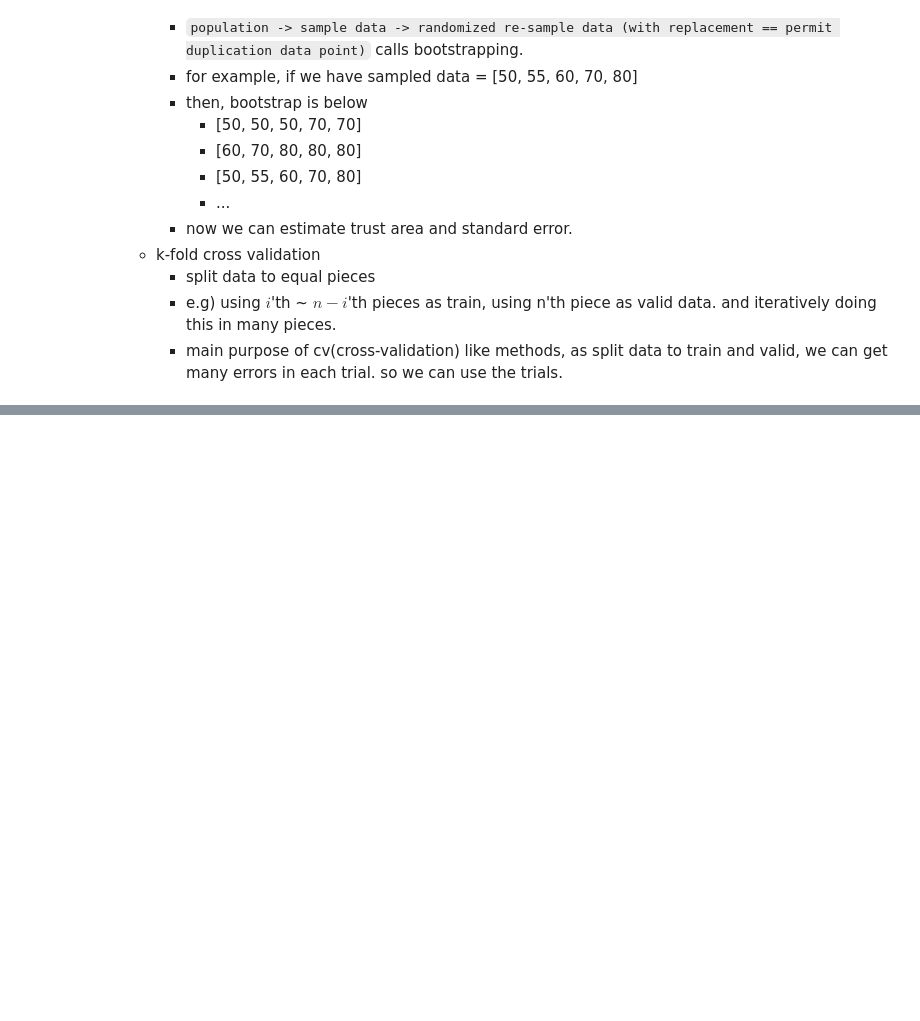
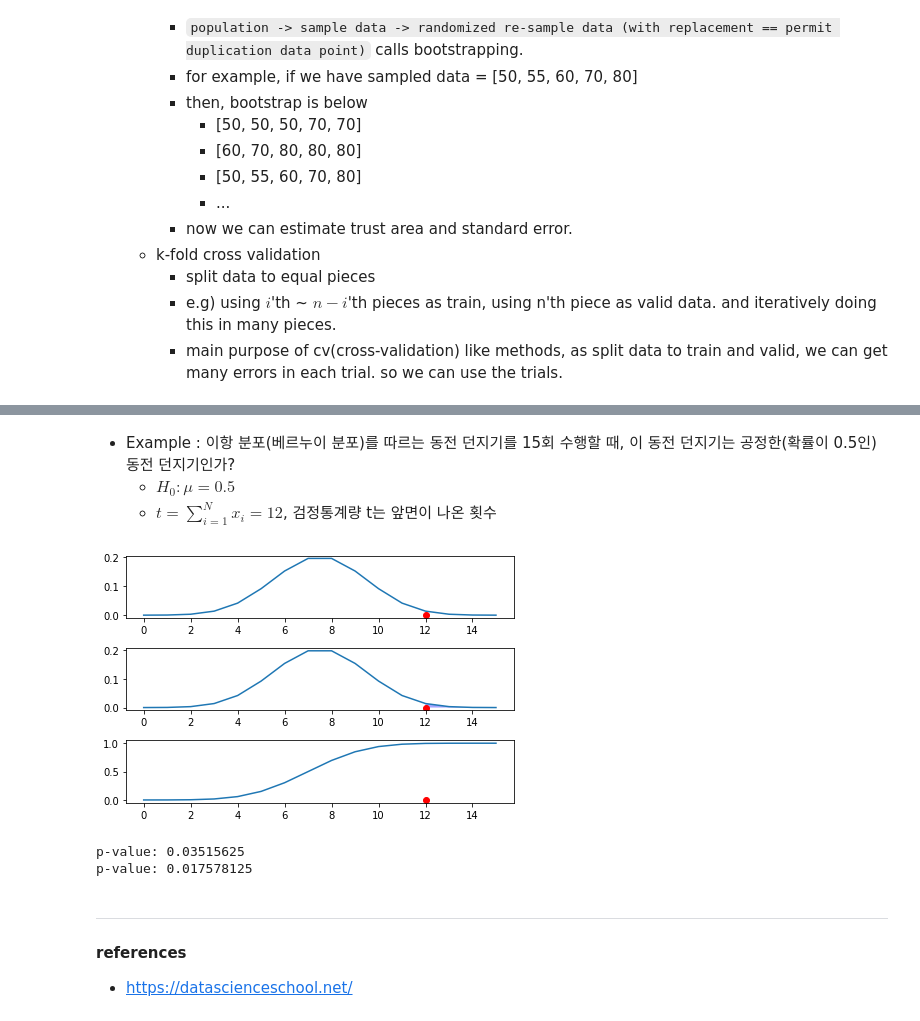
Before and after one commit to yoonkt200/ml-theory-python, a Jupyter notebook: 01-statistics/04-testing.ipynb, the cells around one changed output, grey strips where cells are left out. Drawn from its saved outputs; the diff is of its cells as text; code cells hidden in the pictures; blank space fills up the shorter version.

```diff
--- a/01-statistics/04-testing.ipynb
+++ b/01-statistics/04-testing.ipynb
@@ -23,0 +154,40 @@ Sample data is extracted data from population data. It is materials of data anal
+# %% [markdown]
+- Example : 이항 분포(베르누이 분포)를 따르는 동전 던지기를 15회 수행할 때, 이 동전 던지기는 공정한(확률이 0.5인) 동전 던지기인가?
+    - $ H_0 : \mu = 0.5 $
+    - $ t = \sum_{i=1}^{N}x_i = 12 $, 검정통계량 t는 앞면이 나온 횟수
+# %%
+N = 15
+mu = 0.5
+rv = sp.stats.binom(N, mu)
+xx = np.arange(N+1)
+plt.subplot(311)
+plt.plot(xx, rv.pmf(xx))
+plt.plot(12, 0, 'ro')
+
+plt.subplot(312)
+plt.plot(xx, rv.pmf(xx))
+xx1 = np.arange(12, N+1)
+plt.plot(12, 0, 'ro')
+plt.fill_between(xx1, rv.pmf(xx1), facecolor='blue', alpha=0.35)
+
+plt.subplot(313)
+plt.plot(xx, rv.cdf(xx))
+plt.plot(12, 0, 'ro')
+
+plt.tight_layout()
+plt.show()
+# %% [output]
+[figure, added]
+# %%
+# two-sided
+print("p-value:", 2*(1-rv.cdf(12-1)))
+
+# one-sided
+print("p-value:", 1-rv.cdf(12-1))
+# %% [output]
+p-value: 0.03515625
+p-value: 0.017578125
+# %% [markdown]
+----
+#### references
+- https://datascienceschool.net/
```
Also changed, not shown: parts of 8 cells of this notebook, 2 other files.
